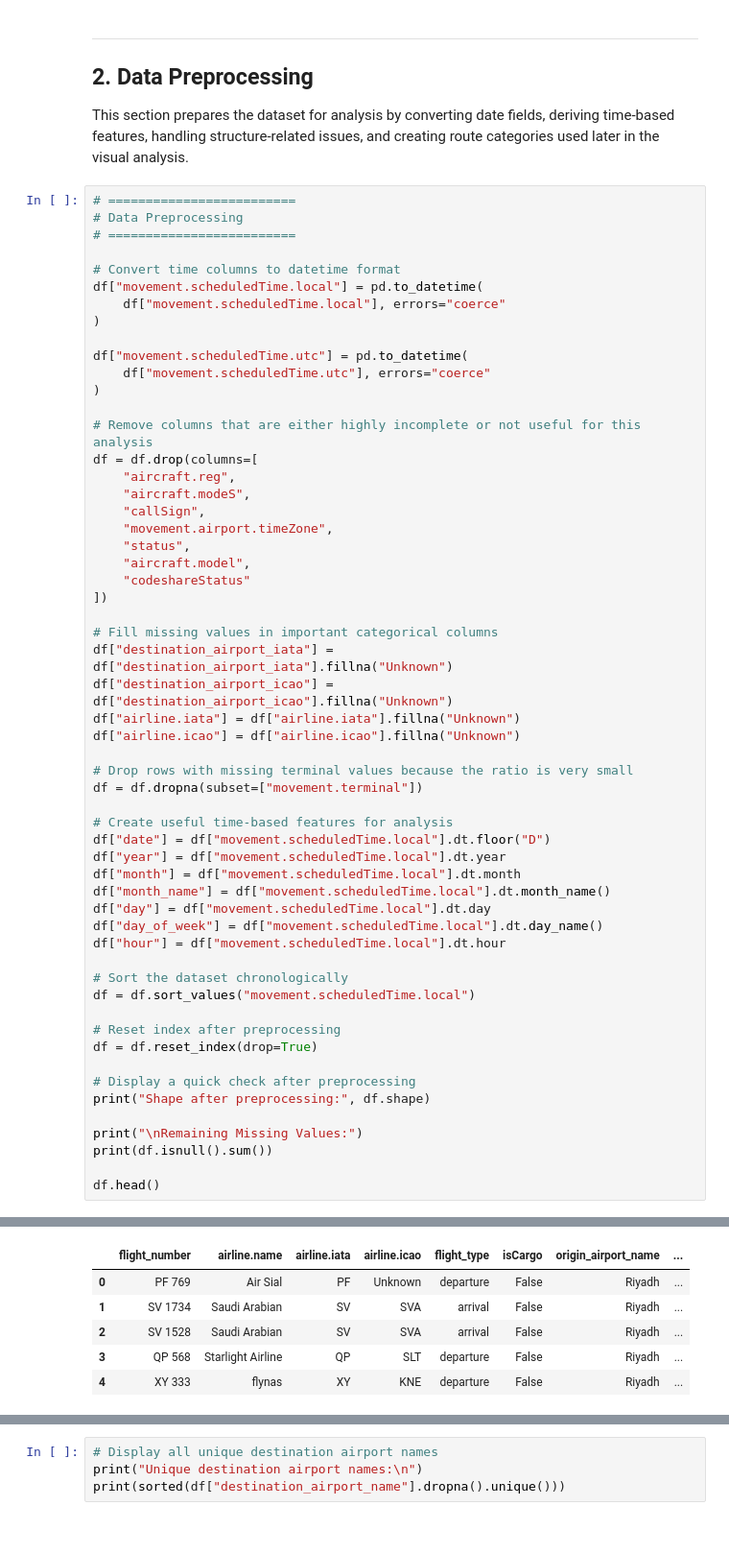
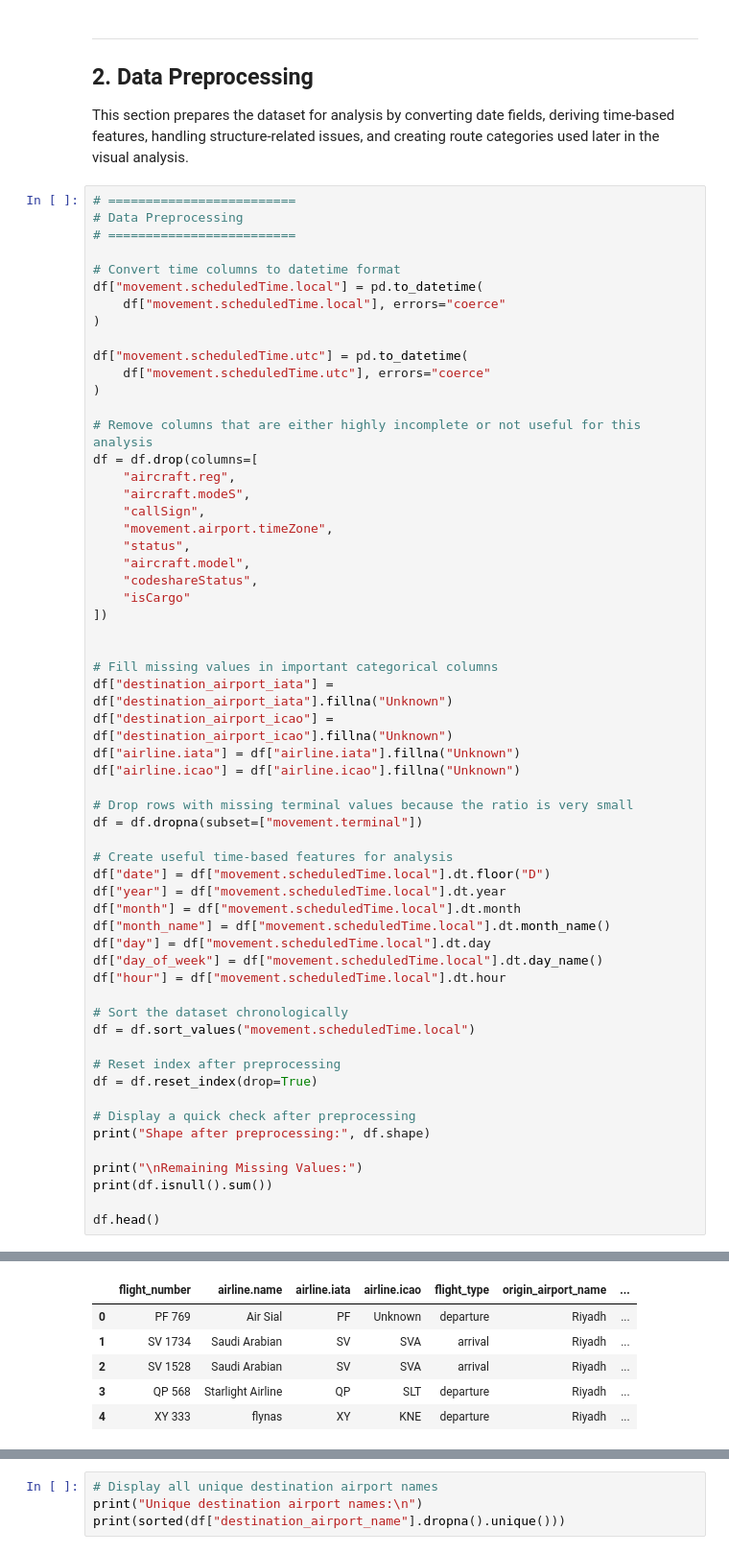
Before and after one commit to FO7S/Riyadh-Airport-Flight-Analysis, a Jupyter notebook: EDA FINAL_RUH.ipynb, the cells around one changed output, grey strips where cells are left out. Shown at 96% size. Drawn from its saved outputs; the diff is of its cells as text.

```diff
--- a/EDA FINAL_RUH.ipynb
+++ b/EDA FINAL_RUH.ipynb
@@ -261,8 +273,10 @@ df = df.drop(columns=[
     "movement.airport.timeZone",
     "status",
     "aircraft.model",
-    "codeshareStatus"
+    "codeshareStatus",
+    "isCargo"
 ])
+
 
 # Fill missing values in important categorical columns
 df["destination_airport_iata"] = df["destination_airport_iata"].fillna("Unknown")
@@ -312,10 +326,10 @@ origin_airport_iata             0
 day                             0
 day_of_week                     0
 hour                            0
 dtype: int64
-|  | flight_number | airline.name | airline.iata | airline.icao | flight_type | isCargo | origin_airport_name | ... |
-| 0 | PF 769 | Air Sial | PF | Unknown | departure | False | Riyadh | ... |
-| 1 | SV 1734 | Saudi Arabian | SV | SVA | arrival | False | Riyadh | ... |
-| 2 | SV 1528 | Saudi Arabian | SV | SVA | arrival | False | Riyadh | ... |
-| 3 | QP 568 | Starlight Airline | QP | SLT | departure | False | Riyadh | ... |
-| 4 | XY 333 | flynas | XY | KNE | departure | False | Riyadh | ... |
+|  | flight_number | airline.name | airline.iata | airline.icao | flight_type | origin_airport_name | ... |
+| 0 | PF 769 | Air Sial | PF | Unknown | departure | Riyadh | ... |
+| 1 | SV 1734 | Saudi Arabian | SV | SVA | arrival | Riyadh | ... |
+| 2 | SV 1528 | Saudi Arabian | SV | SVA | arrival | Riyadh | ... |
+| 3 | QP 568 | Starlight Airline | QP | SLT | departure | Riyadh | ... |
+| 4 | XY 333 | flynas | XY | KNE | departure | Riyadh | ... |
```
Also changed, not shown: parts of 15 cells of this notebook.
